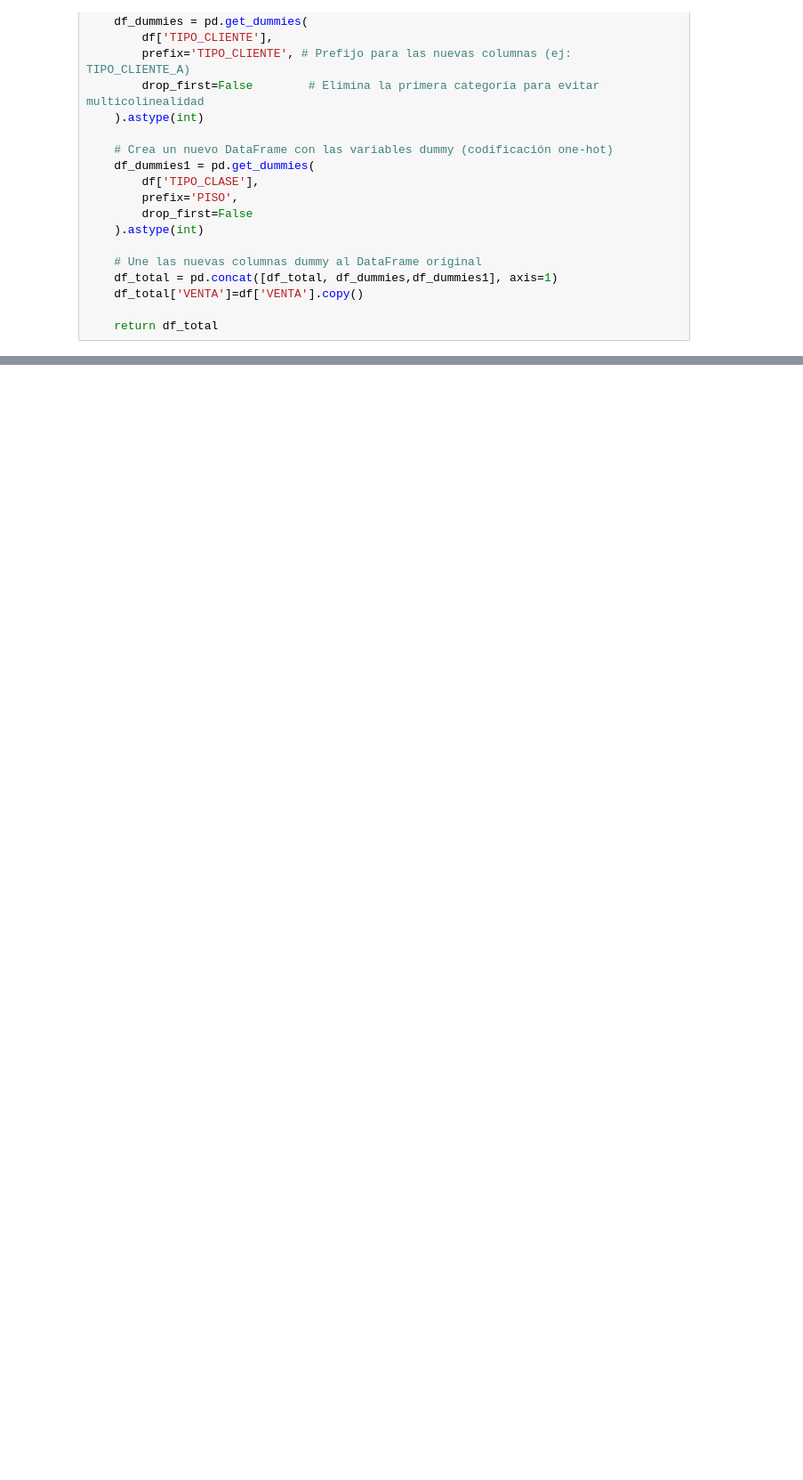
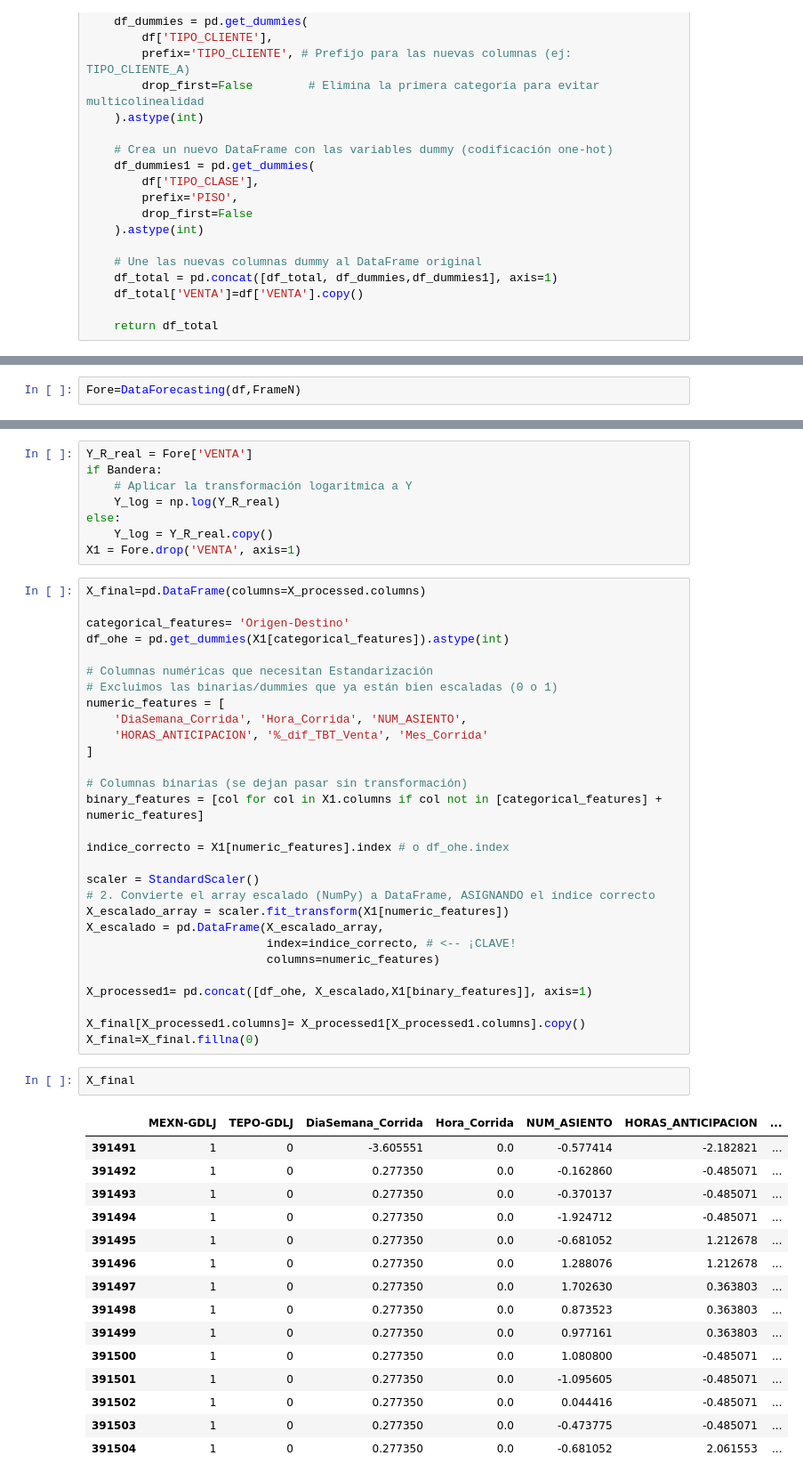
Before and after one commit to CossJe/Tarifa_Dinamica, a Jupyter notebook: 9.DynamicPricing_ETN/data4RedNE.ipynb, the cells around one changed output, grey strips where cells are left out. Shown at 89% size. Drawn from its saved outputs; the diff is of its cells as text; blank space fills up the shorter version.

```diff
--- a/9.DynamicPricing_ETN/data4RedNE.ipynb
+++ b/9.DynamicPricing_ETN/data4RedNE.ipynb
@@ -93,0 +398,2 @@ FrameN.to_excel('PruebaData4RedN.xlsx')
+# %%
+Fore=DataForecasting(df,FrameN)
@@ -93,0 +406,55 @@ FrameN.to_excel('PruebaData4RedN.xlsx')
+# %%
+Y_R_real = Fore['VENTA']
+if Bandera:
+    # Aplicar la transformación logarítmica a Y
+    Y_log = np.log(Y_R_real)
+else:
+    Y_log = Y_R_real.copy()
+X1 = Fore.drop('VENTA', axis=1)
+# %%
+X_final=pd.DataFrame(columns=X_processed.columns)
+
+categorical_features= 'Origen-Destino'
+df_ohe = pd.get_dummies(X1[categorical_features]).astype(int)
+
+# Columnas numéricas que necesitan Estandarización
+# Excluimos las binarias/dummies que ya están bien escaladas (0 o 1)
+numeric_features = [
+    'DiaSemana_Corrida', 'Hora_Corrida', 'NUM_ASIENTO',
+    'HORAS_ANTICIPACION', '%_dif_TBT_Venta', 'Mes_Corrida'
+]
+
+# Columnas binarias (se dejan pasar sin transformación)
+binary_features = [col for col in X1.columns if col not in [categorical_features] + numeric_features]
+
+indice_correcto = X1[numeric_features].index # o df_ohe.index
+
+scaler = StandardScaler()
+# 2. Convierte el array escalado (NumPy) a DataFrame, ASIGNANDO el índice correcto
+X_escalado_array = scaler.fit_transform(X1[numeric_features])
+X_escalado = pd.DataFrame(X_escalado_array,
+                          index=indice_correcto, # <-- ¡CLAVE!
+                          columns=numeric_features)
+
+X_processed1= pd.concat([df_ohe, X_escalado,X1[binary_features]], axis=1)
+
+X_final[X_processed1.columns]= X_processed1[X_processed1.columns].copy()
+X_final=X_final.fillna(0)
+# %%
+X_final
+# %% [output]
+|  | MEXN-GDLJ | TEPO-GDLJ | DiaSemana_Corrida | Hora_Corrida | NUM_ASIENTO | HORAS_ANTICIPACION | ... |
+| 391491 | 1 | 0 | -3.605551 | 0.0 | -0.577414 | -2.182821 | ... |
+| 391492 | 1 | 0 | 0.277350 | 0.0 | -0.162860 | -0.485071 | ... |
+| 391493 | 1 | 0 | 0.277350 | 0.0 | -0.370137 | -0.485071 | ... |
+| 391494 | 1 | 0 | 0.277350 | 0.0 | -1.924712 | -0.485071 | ... |
+| 391495 | 1 | 0 | 0.277350 | 0.0 | -0.681052 | 1.212678 | ... |
+| 391496 | 1 | 0 | 0.277350 | 0.0 | 1.288076 | 1.212678 | ... |
+| 391497 | 1 | 0 | 0.277350 | 0.0 | 1.702630 | 0.363803 | ... |
+| 391498 | 1 | 0 | 0.277350 | 0.0 | 0.873523 | 0.363803 | ... |
+| 391499 | 1 | 0 | 0.277350 | 0.0 | 0.977161 | 0.363803 | ... |
+| 391500 | 1 | 0 | 0.277350 | 0.0 | 1.080800 | -0.485071 | ... |
+| 391501 | 1 | 0 | 0.277350 | 0.0 | -1.095605 | -0.485071 | ... |
+| 391502 | 1 | 0 | 0.277350 | 0.0 | 0.044416 | -0.485071 | ... |
+| 391503 | 1 | 0 | 0.277350 | 0.0 | -0.473775 | -0.485071 | ... |
+| 391504 | 1 | 0 | 0.277350 | 0.0 | -0.681052 | 2.061553 | ... |
```
Also changed, not shown: parts of 28 cells of this notebook, 1 other file.
